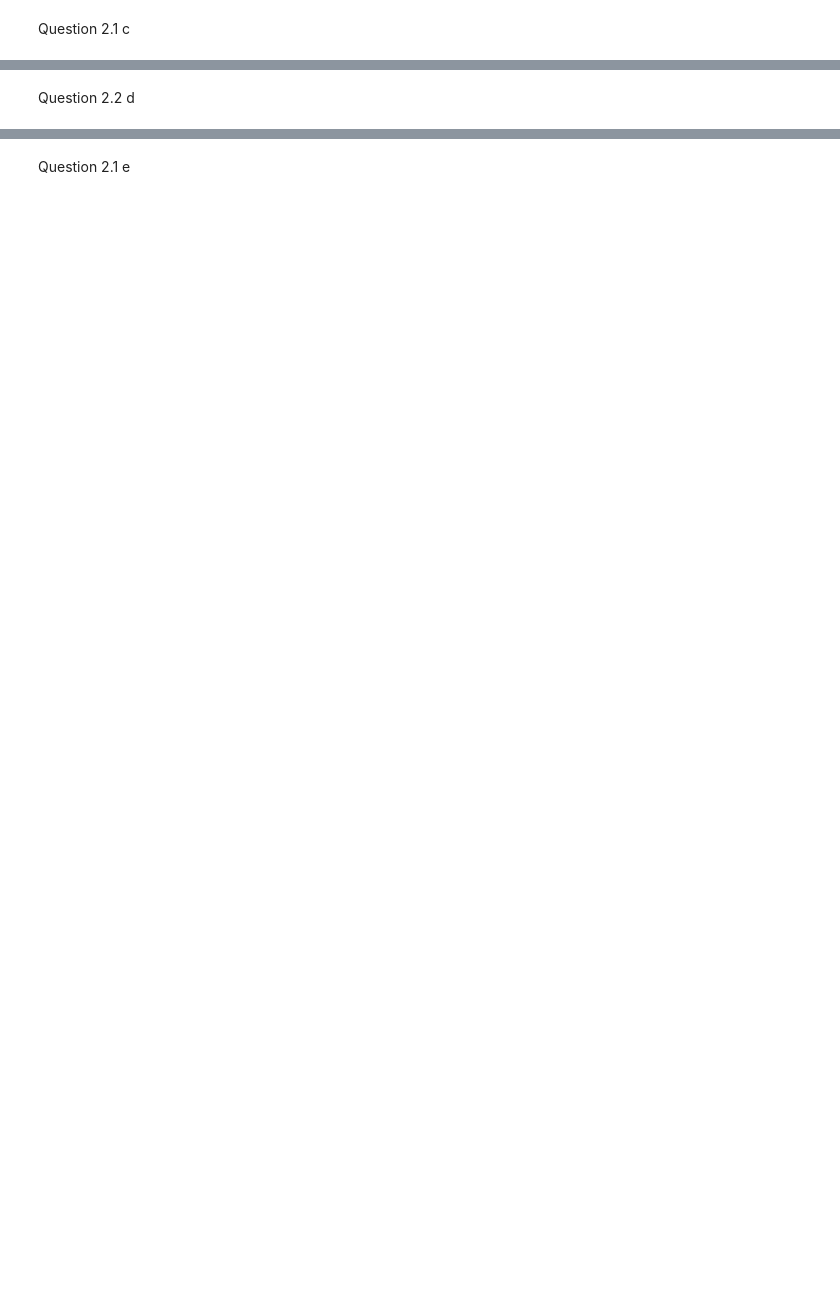
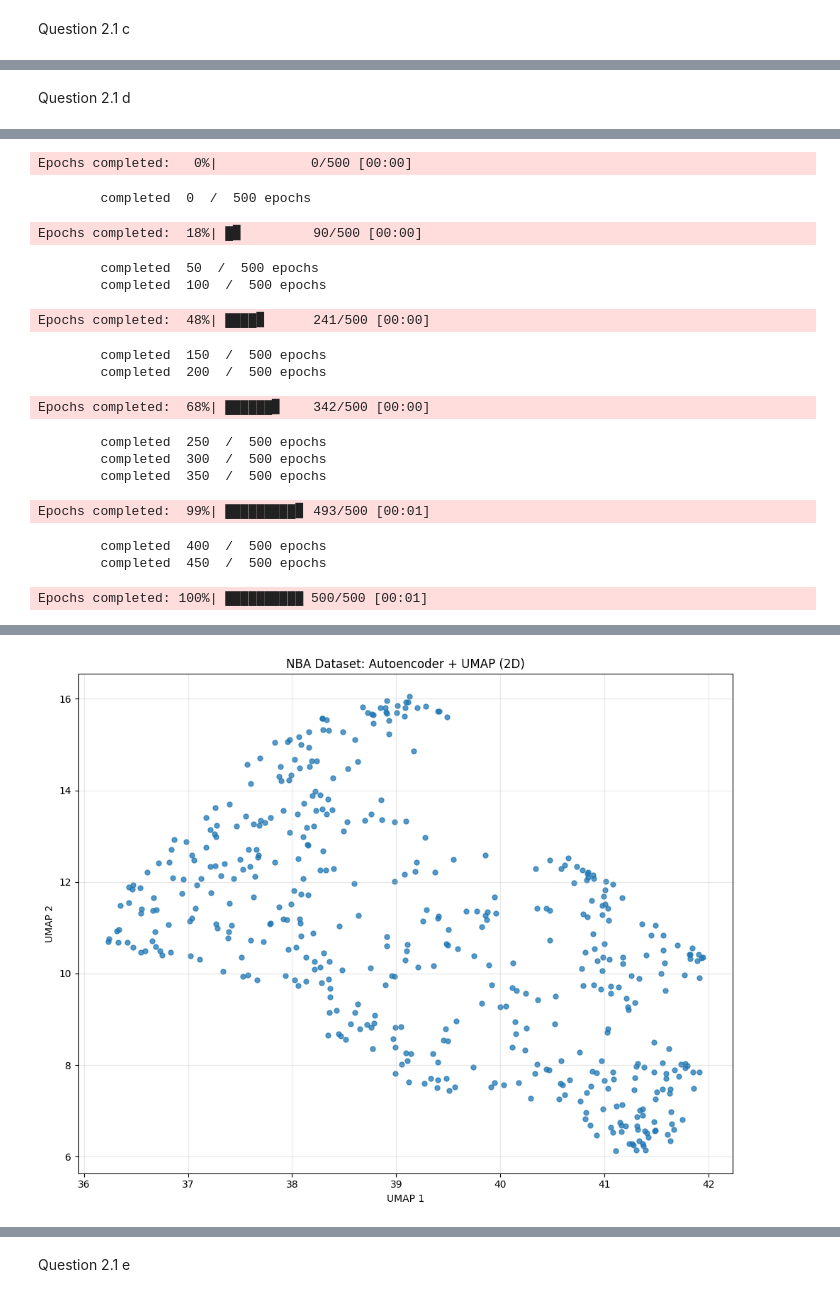
Before and after one commit to jamesofcode/nba-dimensionality-reduction, a Jupyter notebook: assignment2.ipynb, the cells around one changed output, grey strips where cells are left out. Drawn from its saved outputs; the diff is of its cells as text; code cells hidden in the pictures; blank space fills up the shorter version.

```diff
--- a/assignment2.ipynb
+++ b/assignment2.ipynb
@@ -1038,6 +1070,6 @@ CLUSTER CHARACTERIZATION (Top 5 differentiating features by z-score)
 ✓ Autoencoder + t-SNE analysis complete!
 # %% [markdown]
-Question 2.2 d
+Question 2.1 d
 # %%
 # from umap import UMAP
 # import umap
@@ -1365,3 +1397,63 @@ Question 2.2 d
 # # - Cluster assignments align well with basketball player archetypes
 
 # print("\n✓ Autoencoder + UMAP analysis complete!")
+# %%
+# ===== AE + UMAP =====
+import warnings, numpy as np, matplotlib.pyplot as plt
+warnings.filterwarnings("ignore", category=RuntimeWarning, module="sklearn.utils.extmath")
+warnings.filterwarnings("ignore", category=FutureWarning, module="sklearn")
+warnings.filterwarnings("ignore", category=UserWarning, module="umap")
+
+# latent rep for UMAP
+try:
+    X_latent  # check it exists
+except NameError:
+    from tensorflow.keras import layers, models, regularizers
+    inputDimension = xTrain.shape[1]
+    latentDimension = 16
+    lambda1, lambda2 = 1e-5, 1e-4
+
+    encoder_umap = models.Sequential([
+        layers.Input(shape=(inputDimension,)),
+        layers.Dense(128, activation='relu', kernel_regularizer=regularizers.l2(lambda1)),
+        layers.Dense(64,  activation='relu', kernel_regularizer=regularizers.l2(lambda2)),
+        layers.Dense(32,  activation='relu', kernel_regularizer=regularizers.l2(lambda2)),
+        layers.Dense(latentDimension, activation='linear')
+    ])
+    decoder_umap = models.Sequential([
+        layers.Input(shape=(latentDimension,)),
+        layers.Dense(32,  activation='relu', kernel_regularizer=regularizers.l2(lambda2)),
+        layers.Dense(64,  activation='relu', kernel_regularizer=regularizers.l2(lambda2)),
+        layers.Dense(128, activation='relu', kernel_regularizer=regularizers.l2(lambda1)),
+        layers.Dense(inputDimension, activation='linear')
+    ])
+    ae_umap = models.Sequential([encoder_umap, decoder_umap])
+    ae_umap.compile(optimizer='adam', loss='mse')
+    _ = ae_umap.fit(xTrain, xTrain, epochs=60, batch_size=32, validation_data=(xTest, xTest), verbose=0)
+    X_latent = encoder_umap.predict(xScaled)
+
+# UMAP
+import umap
+np.random.seed(42)
+umap_model = umap.UMAP(
+    n_neighbors=15,
+    min_dist=0.1,
+    n_components=2,
+    metric='euclidean',
+    n_epochs=500,
+    random_state=42,
+    verbose=True
+)
+
+# Guard against NaNs sneaking in
+assert np.isfinite(X_latent).all(), "Non-finite values in latent space; check cleaning/imputation."
+X_umap = umap_model.fit_transform(X_latent)
+print("UMAP embedding shape:", X_umap.shape)
+
+# Graph of 2D embedding
+plt.figure(figsize=(10, 8))
+plt.scatter(X_umap[:,0], X_umap[:,1], s=25, alpha=0.75)
+plt.xlabel('UMAP 1'); plt.ylabel('UMAP 2')
+plt.title('NBA Dataset: Autoencoder + UMAP (2D)')
+plt.grid(True, alpha=0.3); plt.tight_layout(); plt.show()
+# %% [output]
@@ -1367,0 +1465,16 @@ Question 2.2 d
+Epochs completed:   0%|            0/500 [00:00]
+        completed  0  /  500 epochs
+Epochs completed:  18%| █▊         90/500 [00:00]
+        completed  50  /  500 epochs
+        completed  100  /  500 epochs
+Epochs completed:  48%| ████▊      241/500 [00:00]
+        completed  150  /  500 epochs
+        completed  200  /  500 epochs
+Epochs completed:  68%| ██████▊    342/500 [00:00]
+        completed  250  /  500 epochs
+        completed  300  /  500 epochs
+        completed  350  /  500 epochs
+Epochs completed:  99%| █████████▊ 493/500 [00:01]
+        completed  400  /  500 epochs
+        completed  450  /  500 epochs
+Epochs completed: 100%| ██████████ 500/500 [00:01]
@@ -1367,0 +1483 @@ Question 2.2 d
+[figure, added]
```
Also changed, not shown: parts of 20 cells of this notebook.
